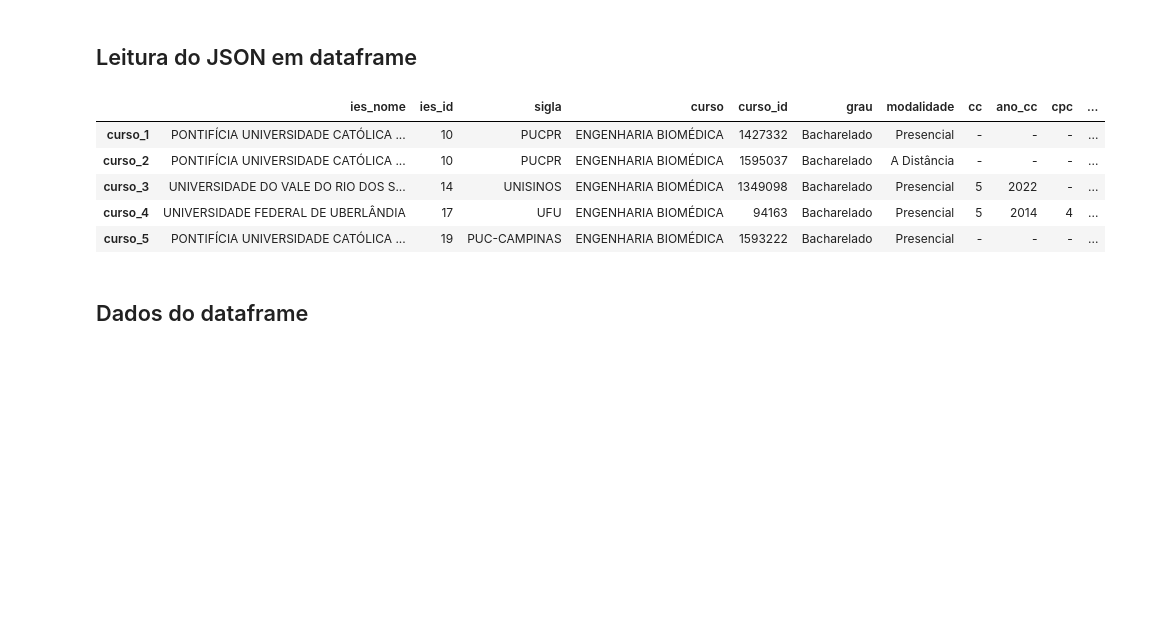
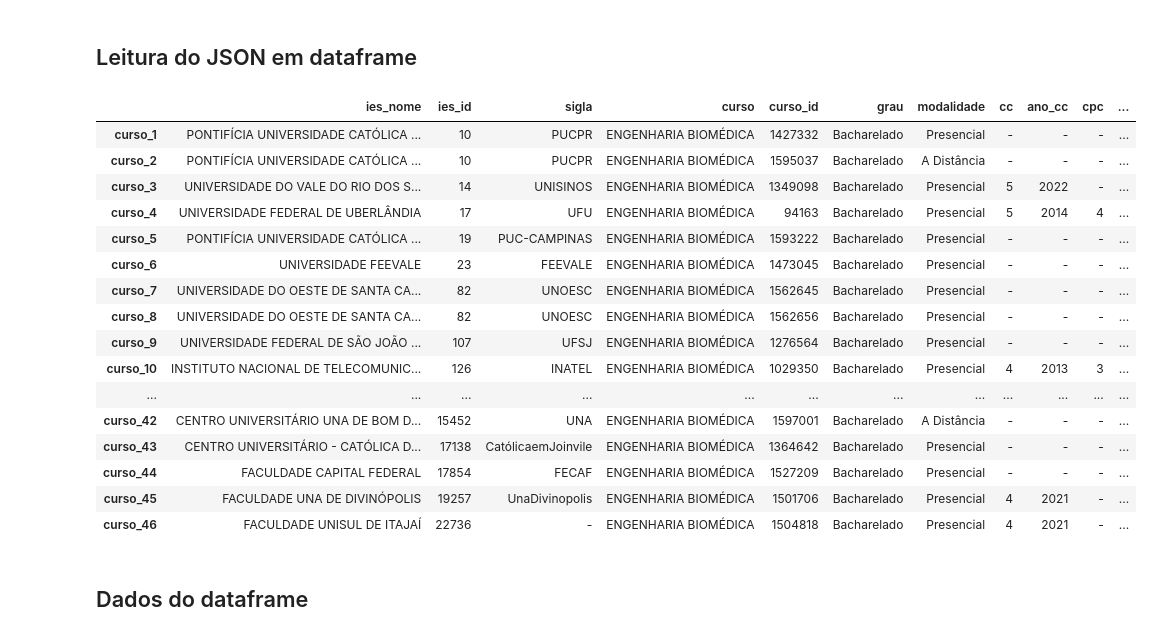
Before and after one commit to fjrsales/tecnicasComputacionais, a Jupyter notebook: int0040_aula_03_NC.ipynb, the cells around one changed output. Cells and saved outputs as stored; diff of their text form; code cells hidden in the pictures; blank space fills up the shorter version.

```diff
--- a/int0040_aula_03_NC.ipynb
+++ b/int0040_aula_03_NC.ipynb
@@ -570,18 +552,29 @@ with open("/content/drive/MyDrive/Tecnicas_Computacionais/cursos.json", "w") as
 # %% [markdown]
 ## Leitura do JSON em dataframe
 # %%
-with open("/content/drive/MyDrive/Tecnicas_Computacionais/cursos.json", 'r') as openfile:
+with open("/content/drive/MyDrive/Tecnicas_Computacionais/Aula_03/cursos.json", 'r') as openfile:
     data = json.load(openfile)
 df = pd.DataFrame(data).transpose()
 # %%
-df.head()
+df
 # %% [output]
 |  | ies_nome | ies_id | sigla | curso | curso_id | grau | modalidade | cc | ano_cc | cpc | ... |
 | curso_1 | PONTIFÍCIA UNIVERSIDADE CATÓLICA ... | 10 | PUCPR | ENGENHARIA BIOMÉDICA | 1427332 | Bacharelado | Presencial | - | - | - | ... |
 | curso_2 | PONTIFÍCIA UNIVERSIDADE CATÓLICA ... | 10 | PUCPR | ENGENHARIA BIOMÉDICA | 1595037 | Bacharelado | A Distância | - | - | - | ... |
 | curso_3 | UNIVERSIDADE DO VALE DO RIO DOS S... | 14 | UNISINOS | ENGENHARIA BIOMÉDICA | 1349098 | Bacharelado | Presencial | 5 | 2022 | - | ... |
 | curso_4 | UNIVERSIDADE FEDERAL DE UBERLÂNDIA | 17 | UFU | ENGENHARIA BIOMÉDICA | 94163 | Bacharelado | Presencial | 5 | 2014 | 4 | ... |
 | curso_5 | PONTIFÍCIA UNIVERSIDADE CATÓLICA ... | 19 | PUC-CAMPINAS | ENGENHARIA BIOMÉDICA | 1593222 | Bacharelado | Presencial | - | - | - | ... |
+| curso_6 | UNIVERSIDADE FEEVALE | 23 | FEEVALE | ENGENHARIA BIOMÉDICA | 1473045 | Bacharelado | Presencial | - | - | - | ... |
+| curso_7 | UNIVERSIDADE DO OESTE DE SANTA CA... | 82 | UNOESC | ENGENHARIA BIOMÉDICA | 1562645 | Bacharelado | Presencial | - | - | - | ... |
+| curso_8 | UNIVERSIDADE DO OESTE DE SANTA CA... | 82 | UNOESC | ENGENHARIA BIOMÉDICA | 1562656 | Bacharelado | Presencial | - | - | - | ... |
+| curso_9 | UNIVERSIDADE FEDERAL DE SÃO JOÃO ... | 107 | UFSJ | ENGENHARIA BIOMÉDICA | 1276564 | Bacharelado | Presencial | - | - | - | ... |
+| curso_10 | INSTITUTO NACIONAL DE TELECOMUNIC... | 126 | INATEL | ENGENHARIA BIOMÉDICA | 1029350 | Bacharelado | Presencial | 4 | 2013 | 3 | ... |
+| ... | ... | ... | ... | ... | ... | ... | ... | ... | ... | ... | ... |
+| curso_42 | CENTRO UNIVERSITÁRIO UNA DE BOM D... | 15452 | UNA | ENGENHARIA BIOMÉDICA | 1597001 | Bacharelado | A Distância | - | - | - | ... |
+| curso_43 | CENTRO UNIVERSITÁRIO - CATÓLICA D... | 17138 | CatólicaemJoinvile | ENGENHARIA BIOMÉDICA | 1364642 | Bacharelado | Presencial | - | - | - | ... |
+| curso_44 | FACULDADE CAPITAL FEDERAL | 17854 | FECAF | ENGENHARIA BIOMÉDICA | 1527209 | Bacharelado | Presencial | - | - | - | ... |
+| curso_45 | FACULDADE UNA DE DIVINÓPOLIS | 19257 | UnaDivinopolis | ENGENHARIA BIOMÉDICA | 1501706 | Bacharelado | Presencial | 4 | 2021 | - | ... |
+| curso_46 | FACULDADE UNISUL DE ITAJAÍ | 22736 | - | ENGENHARIA BIOMÉDICA | 1504818 | Bacharelado | Presencial | 4 | 2021 | - | ... |
 # %% [markdown]
 ## Dados do dataframe
 # %% [markdown]
```
Also changed, not shown: parts of 24 cells of this notebook.
